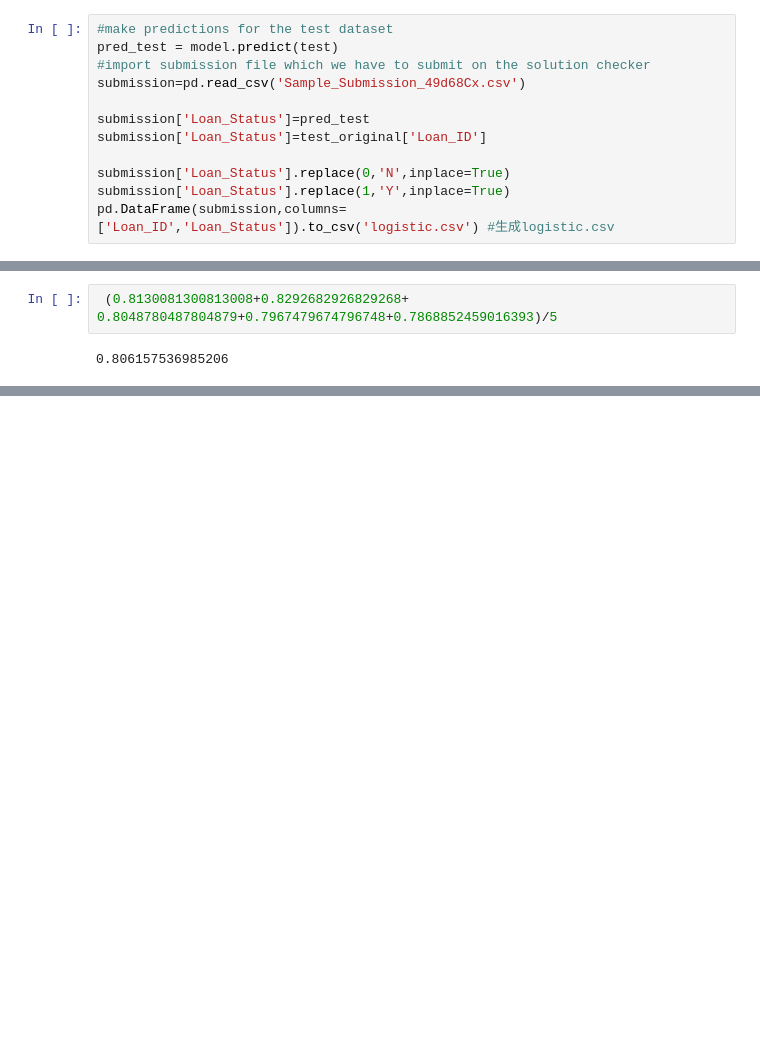
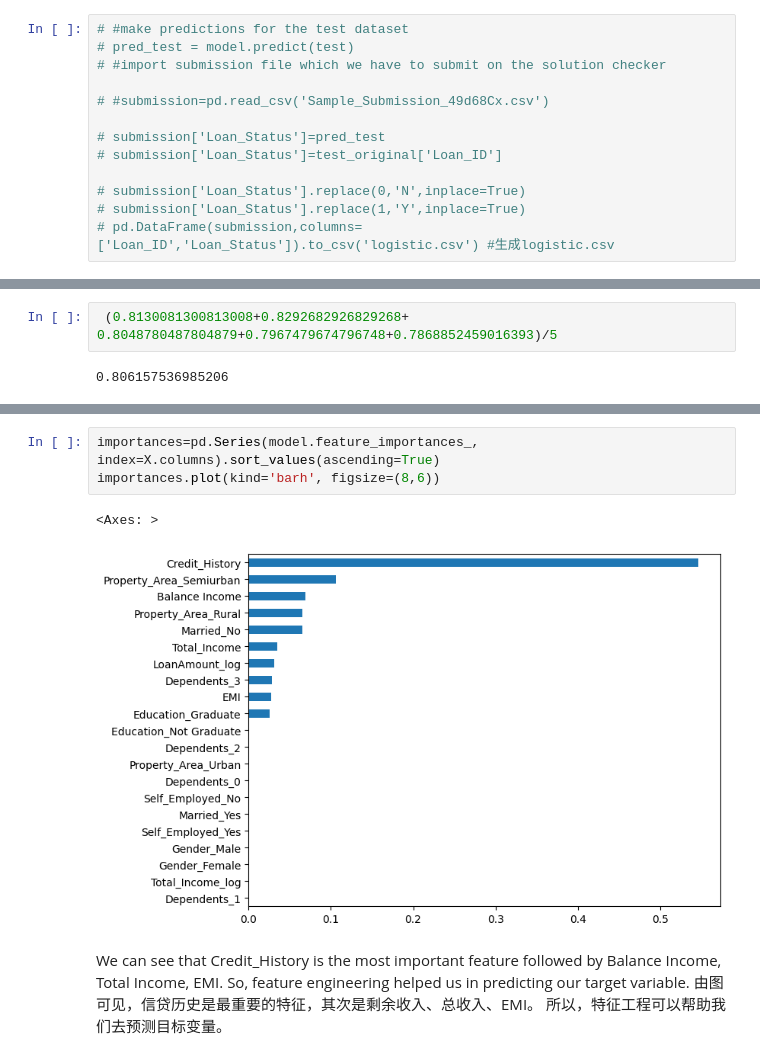
Before and after one commit to eevv2333/Study-Projects, a Jupyter notebook: “Loan_Prediction(中英双语）_ipynb”的副本.ipynb, the cells around one changed output, grey strips where cells are left out. Saved outputs shown, nothing was run; the diff lists cells and outputs as text; blank space fills up the shorter version.

```diff
--- a/“Loan_Prediction(中英双语）_ipynb”的副本.ipynb
+++ b/“Loan_Prediction(中英双语）_ipynb”的副本.ipynb
@@ -670,17 +660,18 @@ So our predictions are almost 80% accurate, i.e. we have identified 80% of the l
 # %% [markdown]
 ## 6. 生成提交文档(Submission)
 # %%
-#make predictions for the test dataset
-pred_test = model.predict(test)
-#import submission file which we have to submit on the solution checker
-submission=pd.read_csv('Sample_Submission_49d68Cx.csv')
+# #make predictions for the test dataset
+# pred_test = model.predict(test)
+# #import submission file which we have to submit on the solution checker
 
-submission['Loan_Status']=pred_test
-submission['Loan_Status']=test_original['Loan_ID']
+# #submission=pd.read_csv('Sample_Submission_49d68Cx.csv')
 
-submission['Loan_Status'].replace(0,'N',inplace=True)
-submission['Loan_Status'].replace(1,'Y',inplace=True)
-pd.DataFrame(submission,columns=['Loan_ID','Loan_Status']).to_csv('logistic.csv') #生成logistic.csv
+# submission['Loan_Status']=pred_test
+# submission['Loan_Status']=test_original['Loan_ID']
+
+# submission['Loan_Status'].replace(0,'N',inplace=True)
+# submission['Loan_Status'].replace(1,'Y',inplace=True)
+# pd.DataFrame(submission,columns=['Loan_ID','Loan_Status']).to_csv('logistic.csv') #生成logistic.csv
 # %% [markdown]
 Finally we will convert the submission to .csv format and make submission to check the accuracy on the leaderboard.
 
@@ -1359,0 +1191,9 @@ https://www.analyticsvidhya.com/blog/2015/09/questions-ensemble-modeling/
+# %%
+importances=pd.Series(model.feature_importances_, index=X.columns).sort_values(ascending=True)
+importances.plot(kind='barh', figsize=(8,6))
+# %% [output]
+<Axes: >
+[figure, added]
+# %% [markdown]
+We can see that Credit_History is the most important feature followed by Balance Income, Total Income, EMI. So, feature engineering helped us in predicting our target variable.
+由图可见，信贷历史是最重要的特征，其次是剩余收入、总收入、EMI。 所以，特征工程可以帮助我们去预测目标变量。
```
Also changed, not shown: parts of 51 cells of this notebook.
